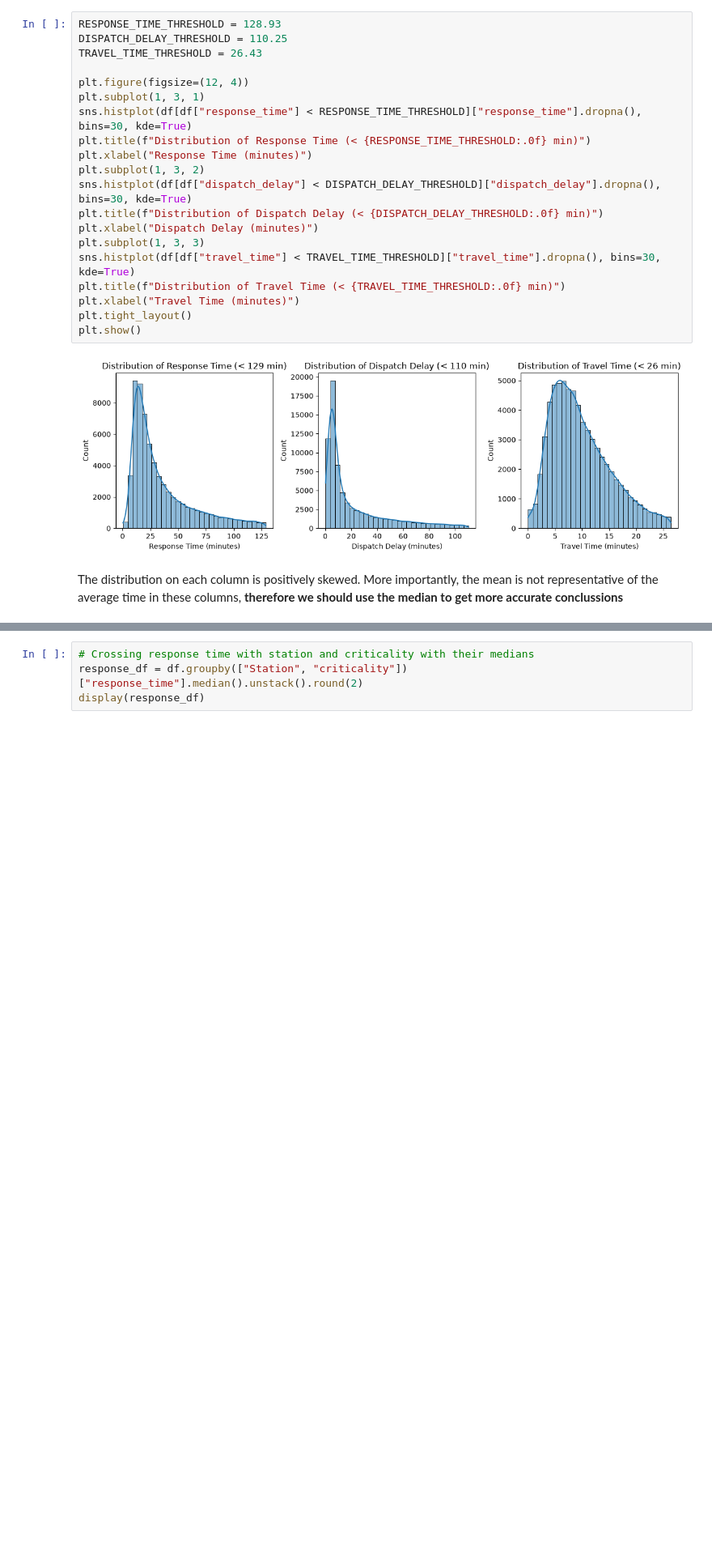
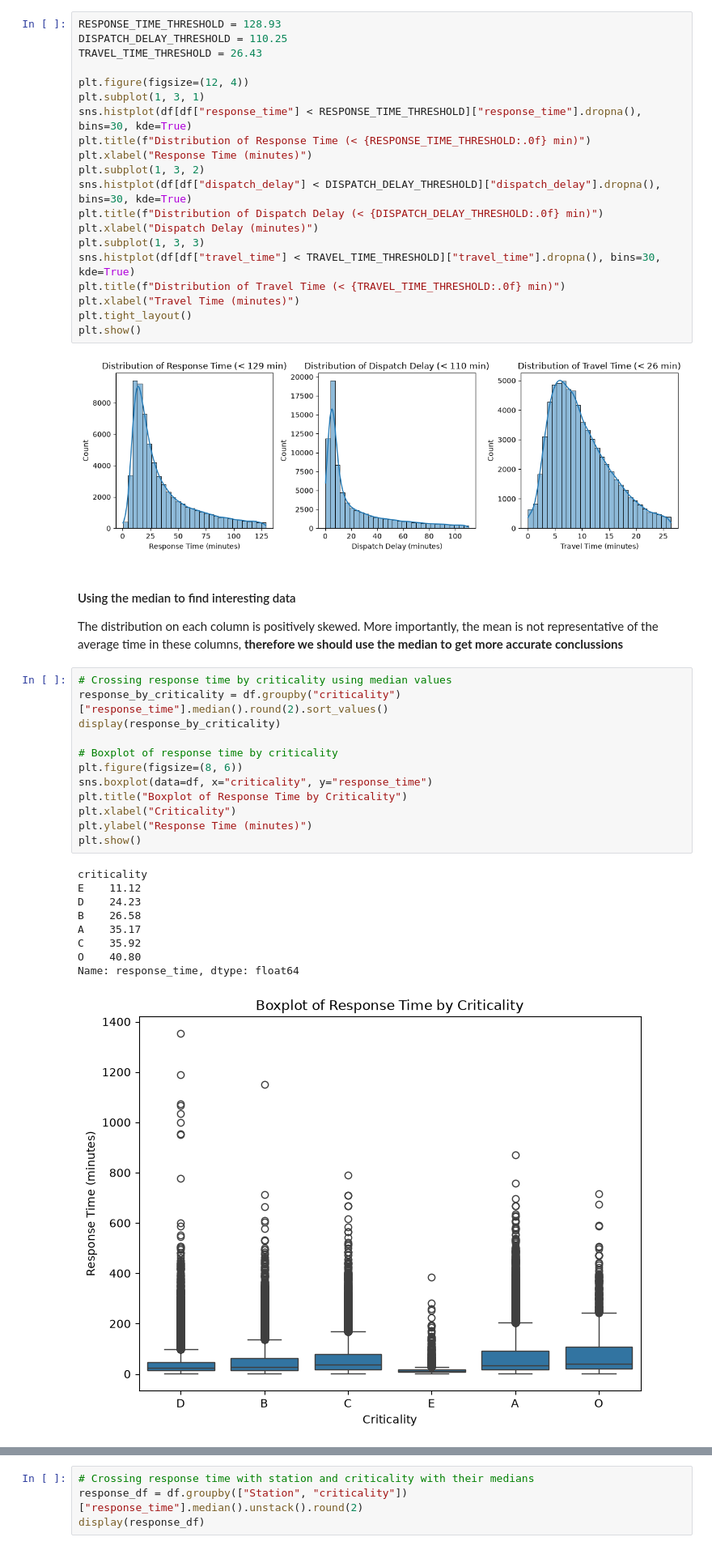
Before and after one commit to oscar-juarez-cct/ambulance-incidents, a Jupyter notebook: ambulance-incidents.ipynb, the cells around one changed output, grey strips where cells are left out. Shown at 81% size. Cells and saved outputs as stored; diff of their text form; blank space fills up the shorter version.

```diff
--- a/ambulance-incidents.ipynb
+++ b/ambulance-incidents.ipynb
@@ -359,4 +361,28 @@ plt.show()
 # %% [output]
 [figure]
 # %% [markdown]
+#### Using the median to find interesting data
+
 The distribution on each column is positively skewed. More importantly, the mean is not representative of the average time in these columns, **therefore we should use the median to get more accurate conclussions**
+# %%
+# Crossing response time by criticality using median values
+response_by_criticality = df.groupby("criticality")["response_time"].median().round(2).sort_values()
+display(response_by_criticality)
+
+# Boxplot of response time by criticality
+plt.figure(figsize=(8, 6))
+sns.boxplot(data=df, x="criticality", y="response_time")
+plt.title("Boxplot of Response Time by Criticality")
+plt.xlabel("Criticality")
+plt.ylabel("Response Time (minutes)")
+plt.show()
+# %% [output]
+criticality
+E    11.12
+D    24.23
+B    26.58
+A    35.17
+C    35.92
+O    40.80
+Name: response_time, dtype: float64
+[figure, added]
```
Also changed, not shown: parts of 17 cells of this notebook.
